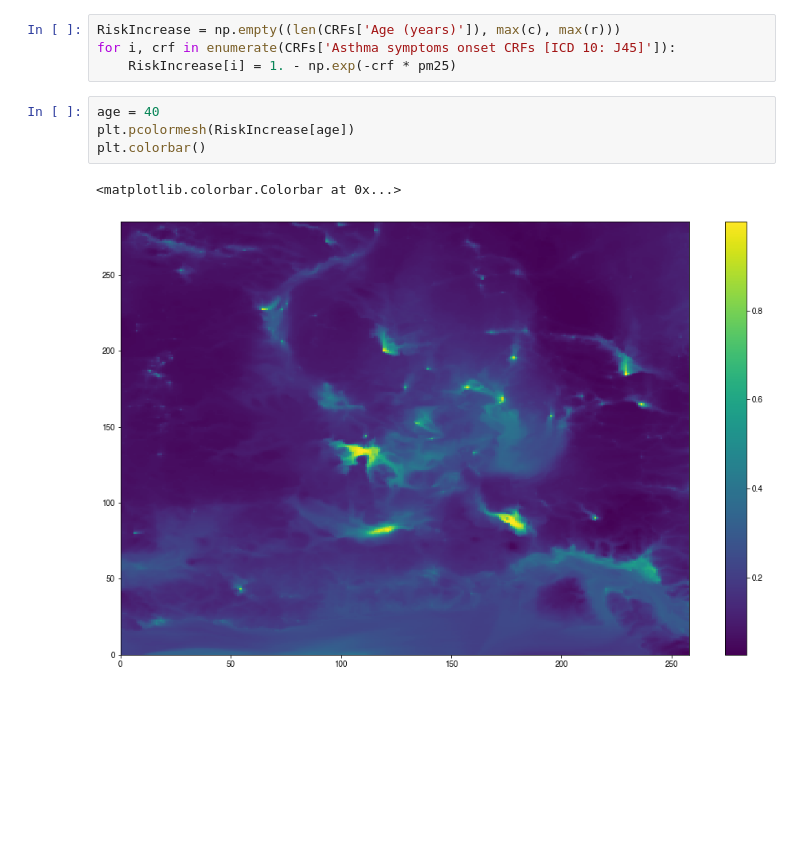
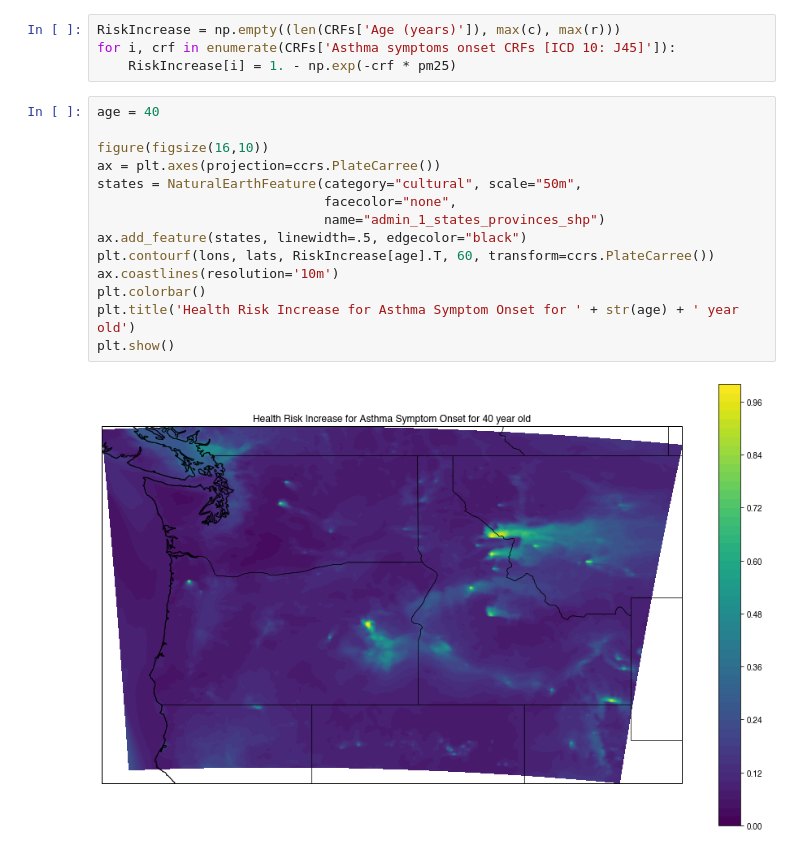
Before and after one commit to vonw/AIRPACT5-CENSE, a Jupyter notebook: CENSE_maps.ipynb, the cells around one changed output. Saved outputs shown, nothing was run; the diff lists cells and outputs as text; blank space fills up the shorter version.

```diff
--- a/CENSE_maps.ipynb
+++ b/CENSE_maps.ipynb
@@ -69,10 +86,19 @@ Text(0.5, 1.0, 'Concentration Response Function for Asthma Symptoms Onset, from
 RiskIncrease = np.empty((len(CRFs['Age (years)']), max(c), max(r)))
 for i, crf in enumerate(CRFs['Asthma symptoms onset CRFs [ICD 10: J45]']):
     RiskIncrease[i] = 1. - np.exp(-crf * pm25)
-# %%
-age = 40
-plt.pcolormesh(RiskIncrease[age])
-plt.colorbar()
-# %% [output]
-<matplotlib.colorbar.Colorbar at 0x...>
-[figure, removed]
+# %%
+age = 40
+
+figure(figsize(16,10))
+ax = plt.axes(projection=ccrs.PlateCarree())
+states = NaturalEarthFeature(category="cultural", scale="50m",
+                             facecolor="none",
+                             name="admin_1_states_provinces_shp")
+ax.add_feature(states, linewidth=.5, edgecolor="black")
+plt.contourf(lons, lats, RiskIncrease[age].T, 60, transform=ccrs.PlateCarree())
+ax.coastlines(resolution='10m')
+plt.colorbar()
+plt.title('Health Risk Increase for Asthma Symptom Onset for ' + str(age) + ' year old')
+plt.show()
+# %% [output]
+[figure, added]
```
Also changed, not shown: parts of 7 cells of this notebook.
